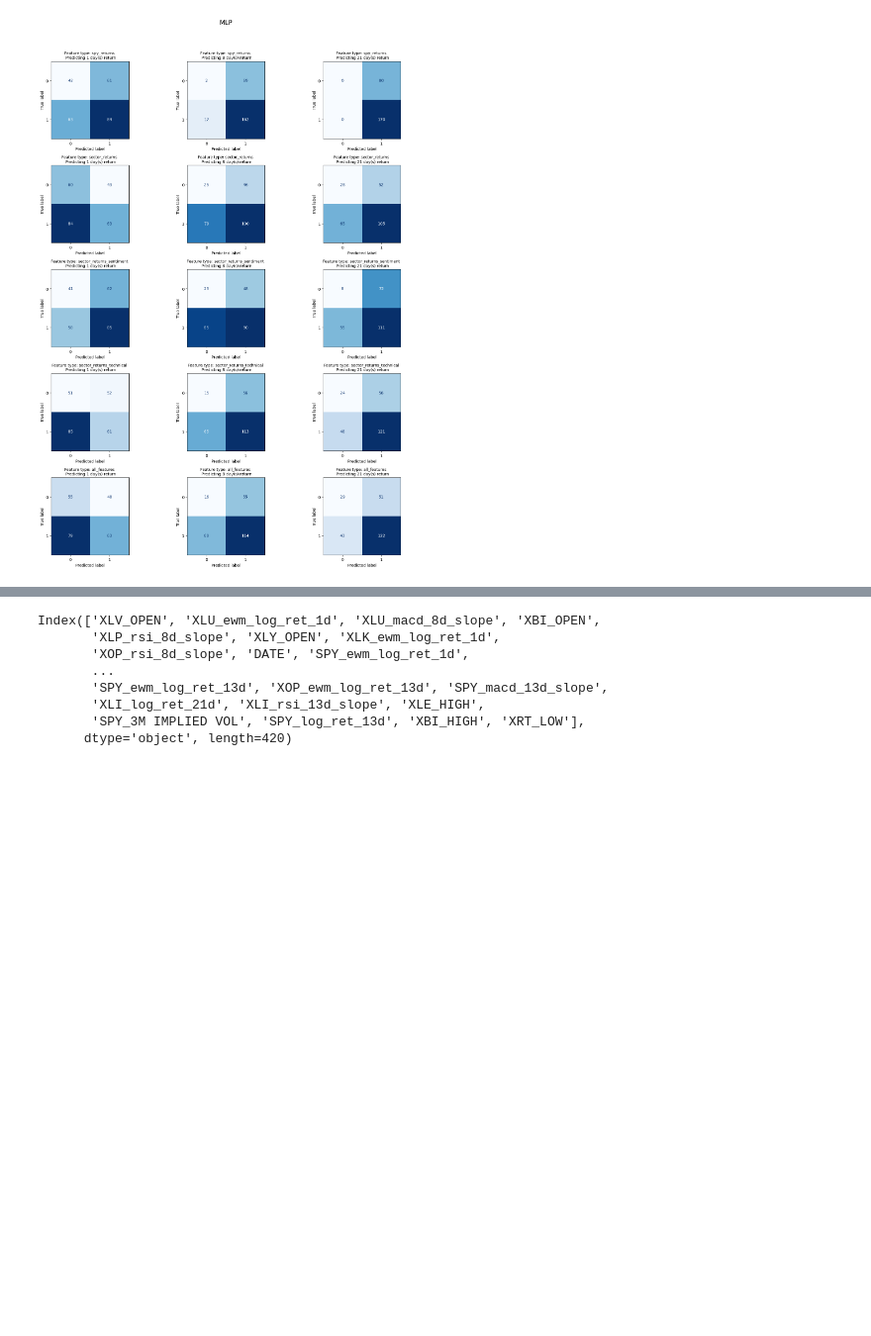
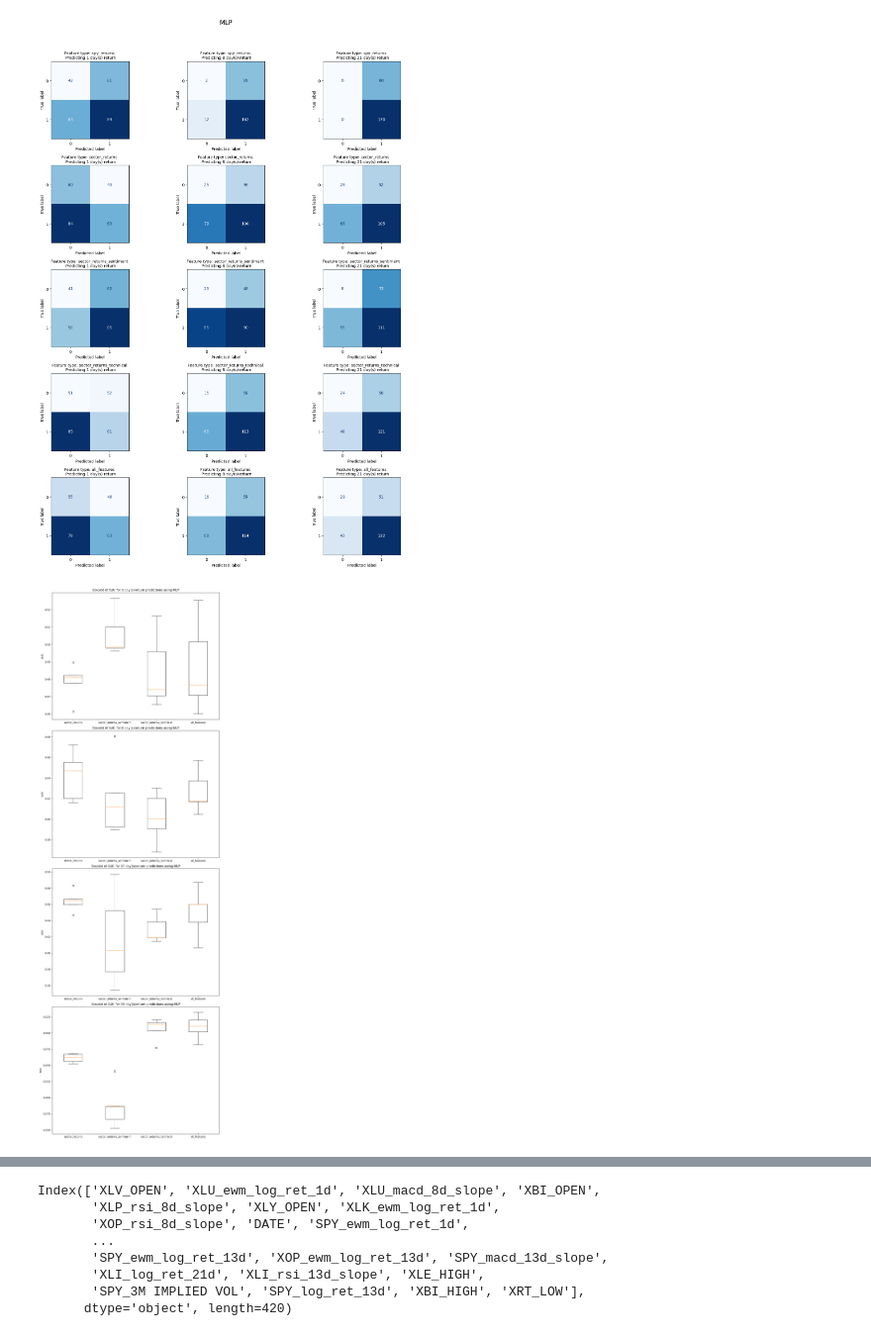
Before and after one commit to nogibjj/Hedgehog, a Jupyter notebook: predictions.ipynb, the cells around one changed output, grey strips where cells are left out. Shown at 99% size. Cells and saved outputs as stored; diff of their text form; code cells hidden in the pictures; blank space fills up the shorter version.

Commit message:
added boxplots

```diff
--- a/predictions.ipynb
+++ b/predictions.ipynb
@@ -255,5 +189,0 @@ log_loss(y_tests["all_features"][21], (y_pred > 0.5).astype(int))
-# %%
-clf = models_key["xgboost"]["all_features"][21][2]
-y_pred = models_key["xgboost"]["all_features"][21][0]
-
-log_loss(y_tests["all_features"][21], (y_pred > 0.5).astype(int))
@@ -262,5 +189,0 @@ log_loss(y_tests["all_features"][21], (y_pred > 0.5).astype(int))
-# %%
-clf = models_key["random_forest"]["all_features"][21][2]
-y_pred = models_key["random_forest"]["all_features"][21][0]
-
-log_loss(y_tests["all_features"][21], (y_pred > 0.5).astype(int))
@@ -284,0 +273,55 @@ plot_all_confusion_matrices(models_key["mlp"], "MLP")
+# %%
+import pickle
+
+# store mlp_results2: dict with tuple of (preds, y_tests) for each day, for each feature type on 5 different random states
+with open("data/mlp_results2.pkl", "wb") as f:
+    pickle.dump(mlp_results2, f)
+# %%
+fig, axes = plt.subplots(nrows=4, figsize=(10, 30))
+
+# For each day_no
+for i, day_no in enumerate([1, 8, 13, 21]):
+    # For each features_type
+    for j, features_type in enumerate(
+        [
+            "sector_returns",
+            "sector_returns_sentiment",
+            "sector_returns_technical",
+            "all_features",
+        ]
+    ):
+        # Calculate AUC for each prediction
+        aucs = [
+            auc(*roc_curve(y_test, y_pred)[:2])
+            for y_pred, y_test in mlp_results2[features_type][day_no]
+        ]
+
+        # Add AUCs to boxplot data
+        if j == 0:
+            boxplot_data = [aucs]
+        else:
+            boxplot_data.append(aucs)
+
+    # Create boxplot on the subplot for this day_no
+    axes[i].boxplot(
+        boxplot_data,
+        labels=[
+            "sector_returns",
+            "sector_returns_sentiment",
+            "sector_returns_technical",
+            "all_features",
+        ],
+    )
+    axes[i].set_title(
+        f"Boxplot of AUC for {day_no} day(s) return predictions using MLP"
+    )
+    axes[i].set_ylabel("AUC")
+
+# Show the plot
+plt.tight_layout()
+plt.show()
+
+# Save figure
+fig.savefig("data/mlp_boxplots.png")
+# %% [output]
+[figure, added]
```
Also changed, not shown: parts of 9 cells of this notebook, 2 other files.
